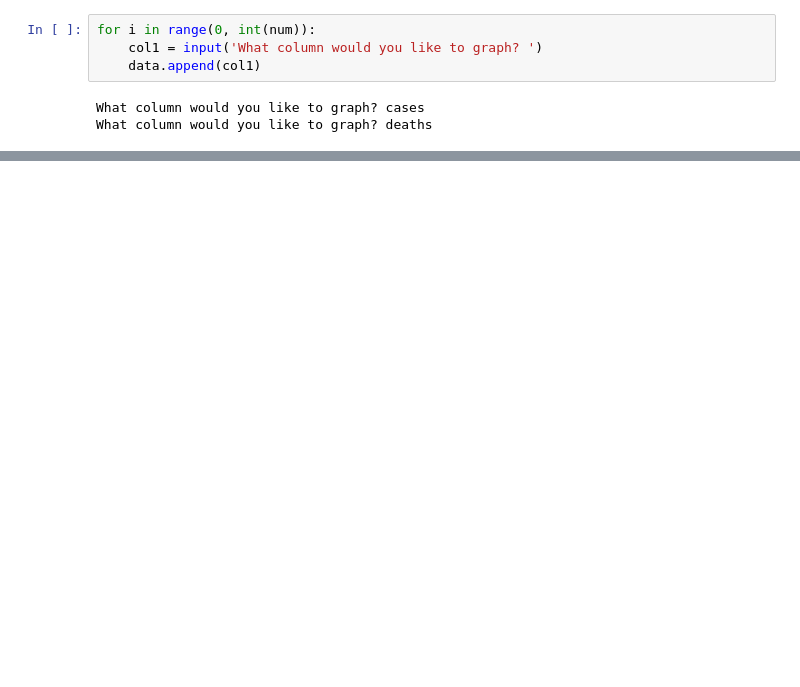
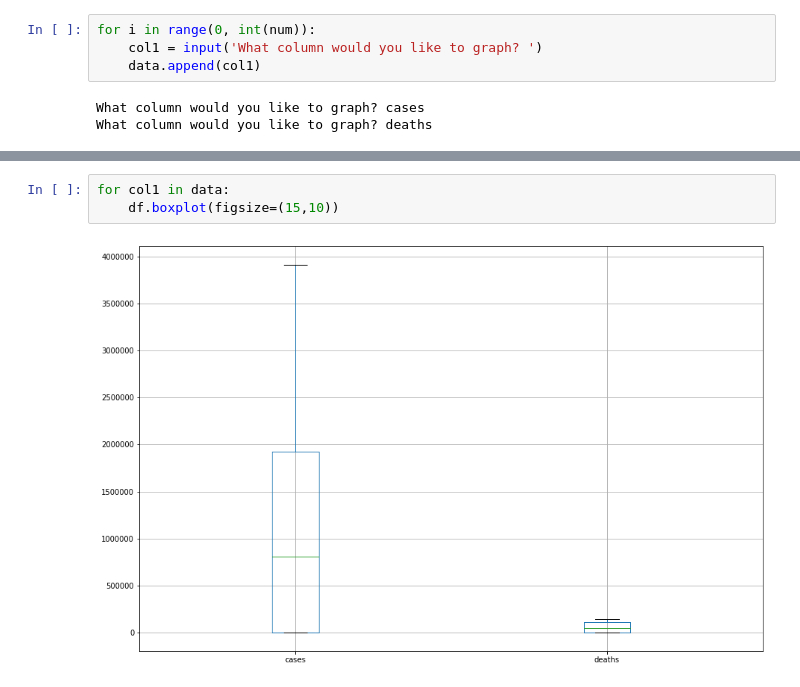
Before and after one commit to hectorsantiago5/pearc20_quickviz, a Jupyter notebook: data_visualization.ipynb, the cells around one changed output, grey strips where cells are left out. Saved outputs shown, nothing was run; the diff lists cells and outputs as text; blank space fills up the shorter version.

```diff
--- a/data_visualization.ipynb
+++ b/data_visualization.ipynb
@@ -71,0 +77,5 @@ for col1 in data:
+# %%
+for col1 in data:
+    df.boxplot(figsize=(15,10))
+# %% [output]
+[figure, added]
```
Also changed, not shown: parts of 6 cells of this notebook, 4 other files.
